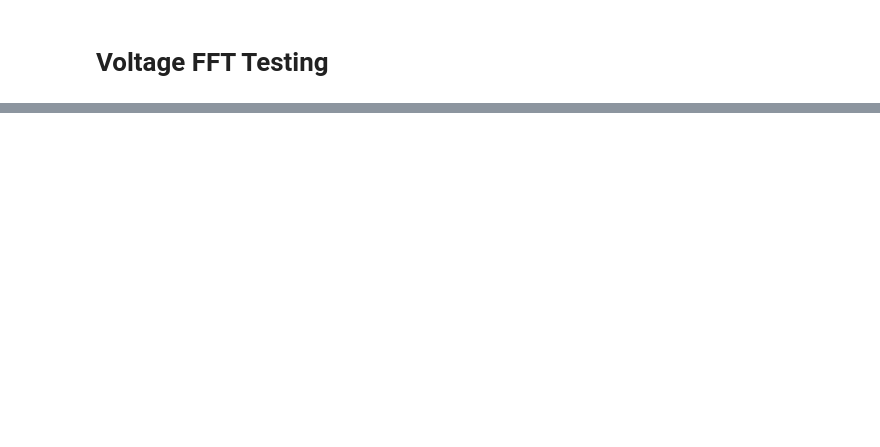
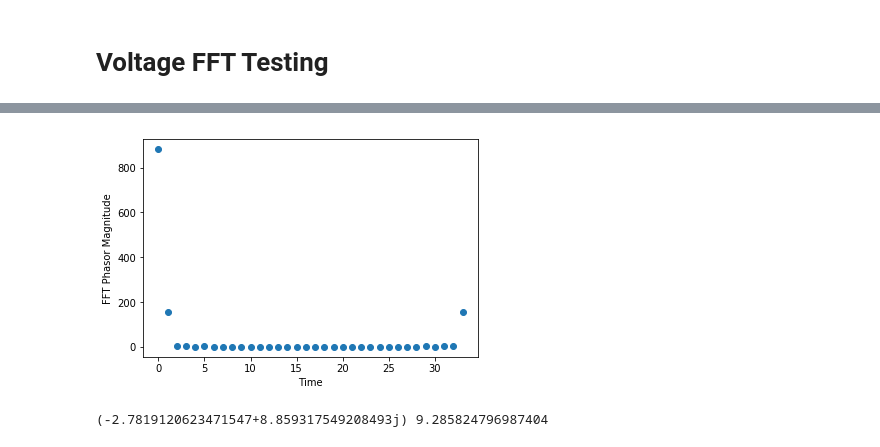
Before and after one commit to power-analyzer/backend, a Jupyter notebook: Voltage and Current FFT Test.ipynb, the cells around one changed output, grey strips where cells are left out. Cells and saved outputs as stored; diff of their text form; code cells hidden in the pictures; blank space fills up the shorter version.

```diff
--- a/Voltage and Current FFT Test.ipynb
+++ b/Voltage and Current FFT Test.ipynb
@@ -77,0 +171,12 @@ abs_fft[1]/34*2/math.sqrt(2)
+# %%
+fft_i = np.fft.fft(translated_i, 34)
+
+graph(np.absolute(fft_i), x_label="Time", y_label="FFT Phasor Magnitude")
+abs_fft_i = np.absolute(fft_i)
+# %% [output]
+[figure, added]
+# %%
+final_current = fft_i[1]/17
+print(final_current, abs(final_current))
+# %% [output]
+(-2.7819120623471547+8.859317549208493j) 9.285824796987404
```
Also changed, not shown: parts of 23 cells of this notebook, 1 other file.
